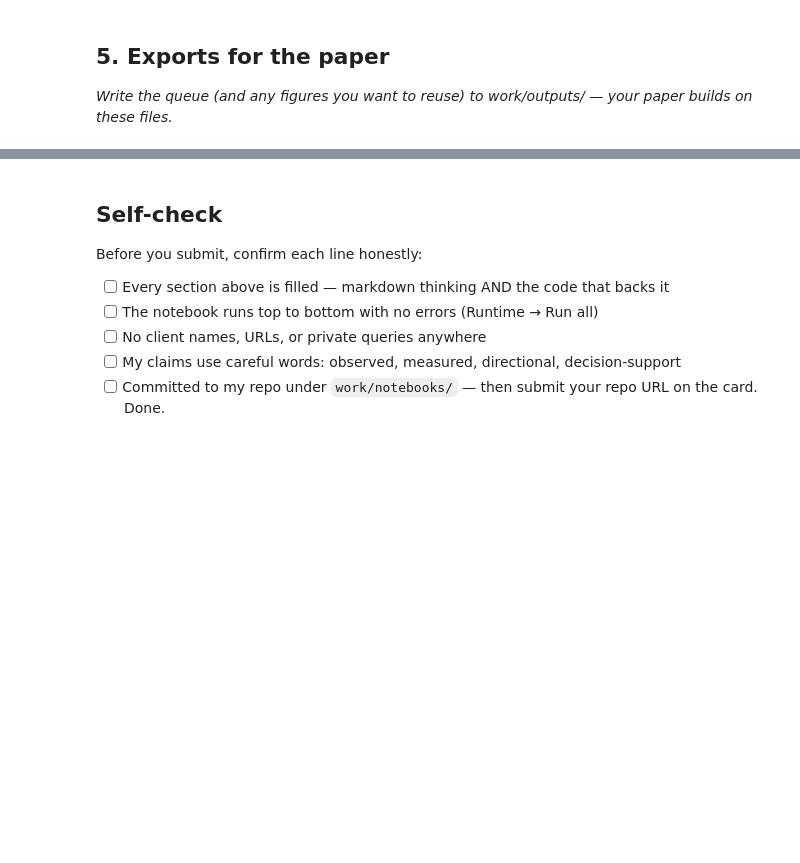
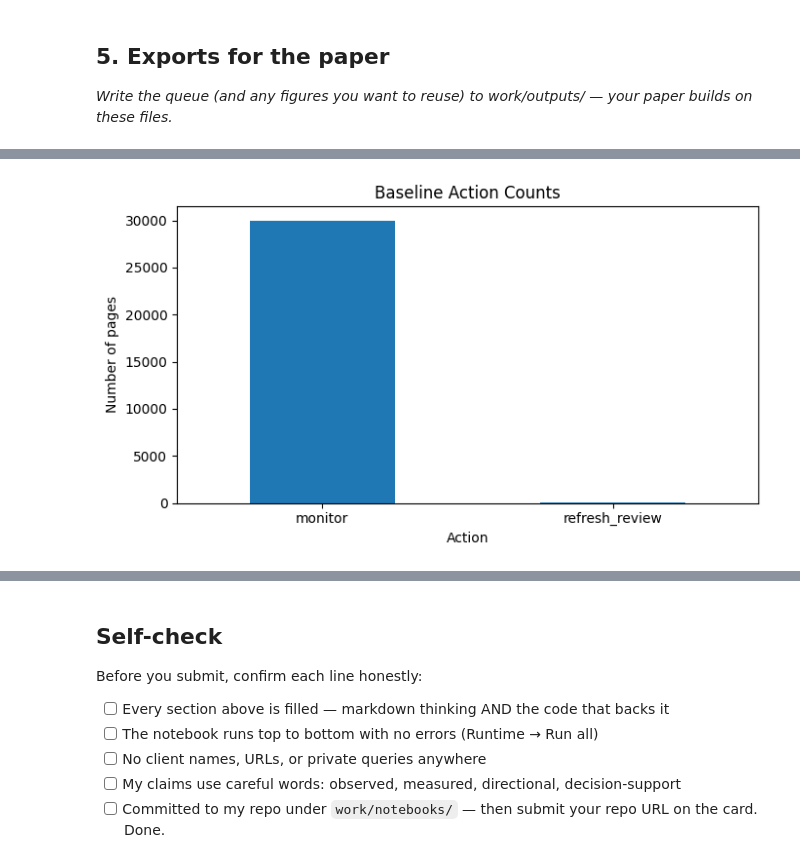
Before and after one commit to MuhammadAhmed196/flyrank-ml-internship, a Jupyter notebook: work/notebooks/w07_action_playbook.ipynb, the cells around one changed output, grey strips where cells are left out. Saved outputs shown, nothing was run; the diff lists cells and outputs as text; code cells hidden in the pictures; blank space fills up the shorter version.

Commit message:
Complete Week 7 action playbook

```diff
--- a/work/notebooks/w07_action_playbook.ipynb
+++ b/work/notebooks/w07_action_playbook.ipynb
@@ -43,0 +341,89 @@ This skeleton is yours to fill. Work the sections **in order** — each one has
+# %%
+# This cell is for CODE (numbers, a query, a check).
+# Write your text answer in the cell ABOVE this one — typing sentences here breaks Run All.
+# ---------------------------------------------------------
+# EXPORTS FOR THE PAPER
+# ---------------------------------------------------------
+
+from pathlib import Path
+import json
+
+# Output directories
+outputs_dir = Path(REPO_DIR) / "work" / "outputs"
+figures_dir = Path(REPO_DIR) / "work" / "figures"
+
+outputs_dir.mkdir(parents=True, exist_ok=True)
+figures_dir.mkdir(parents=True, exist_ok=True)
+
+# ---------------------------------------------------------
+# 1. Export the ranked queue
+# ---------------------------------------------------------
+
+queue_path = outputs_dir / "baseline_action_score.csv"
+
+ranked_queue.to_csv(
+    queue_path,
+    index=False
+)
+
+print("Ranked queue exported to:")
+print(queue_path)
+
+# ---------------------------------------------------------
+# 2. Save metric receipt
+# ---------------------------------------------------------
+
+metrics = {
+    "lane": "Content Refresh Prioritization",
+    "baseline": "Week-4 stale-and-visible rule",
+    "baseline_precision_at_50": 0.620,
+    "week5_random_forest_precision_at_50": 0.560,
+    "validation_design": "client-grouped holdout",
+    "refresh_review_count": int(
+        ranked_queue["action_label"]
+        .eq("refresh_review")
+        .sum()
+    ),
+    "total_rows": int(len(ranked_queue))
+}
+
+metrics_path = outputs_dir / "week07_metrics.json"
+
+with open(metrics_path, "w") as f:
+    json.dump(metrics, f, indent=2)
+
+print("\nMetrics receipt exported to:")
+print(metrics_path)
+
+# ---------------------------------------------------------
+# 3. Create a simple reusable figure
+# ---------------------------------------------------------
+
+import matplotlib.pyplot as plt
+
+action_counts = (
+    ranked_queue["action_label"]
+    .value_counts()
+)
+
+plt.figure(figsize=(7, 4))
+action_counts.plot(kind="bar")
+plt.title("Baseline Action Counts")
+plt.xlabel("Action")
+plt.ylabel("Number of pages")
+plt.xticks(rotation=0)
+plt.tight_layout()
+
+figure_path = figures_dir / "baseline_action_counts.png"
+
+plt.savefig(
+    figure_path,
+    dpi=150,
+    bbox_inches="tight"
+)
+
+plt.show()
+
+print("\nFigure saved to:")
+print(figure_path)
+# %% [output]
@@ -43,0 +435 @@ This skeleton is yours to fill. Work the sections **in order** — each one has
+[figure, added]
```
Also changed, not shown: parts of 15 cells of this notebook.
